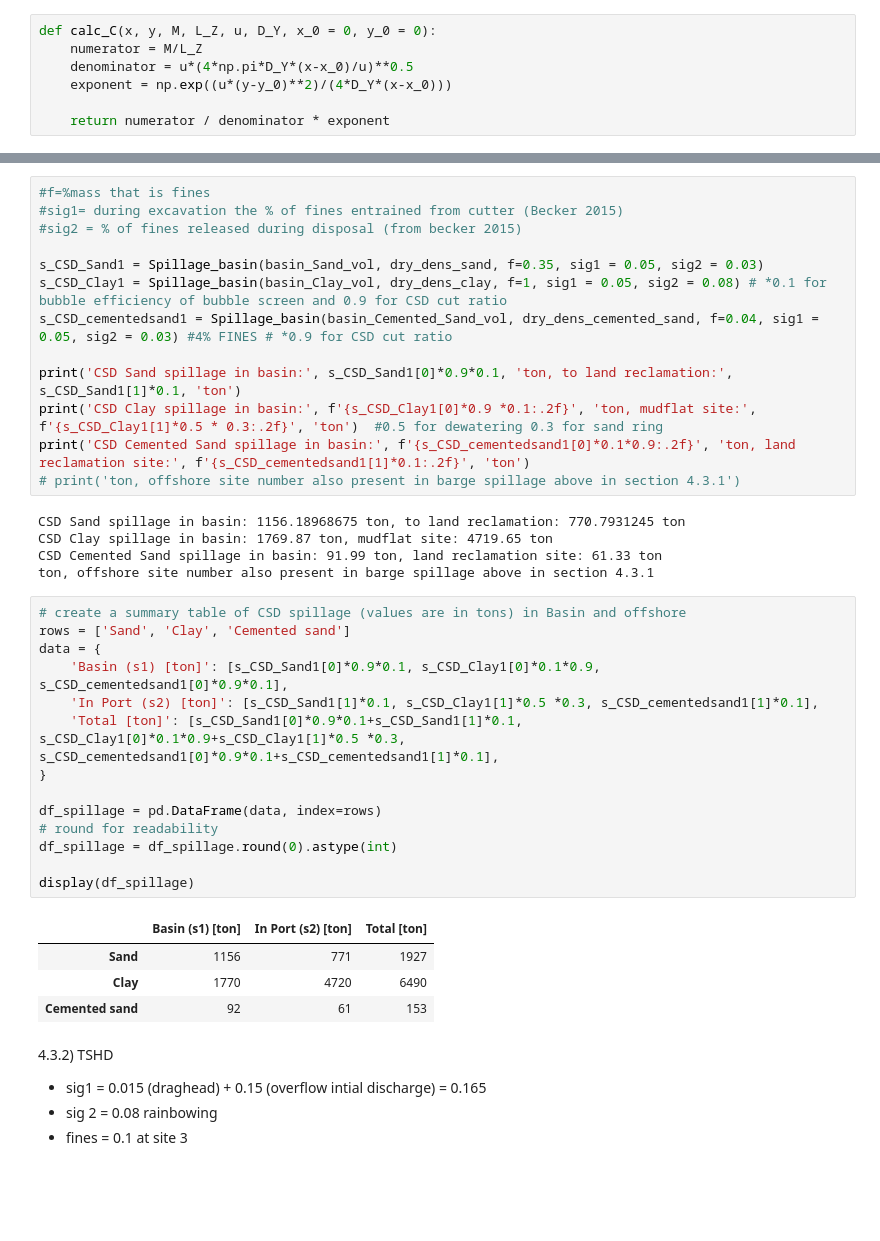
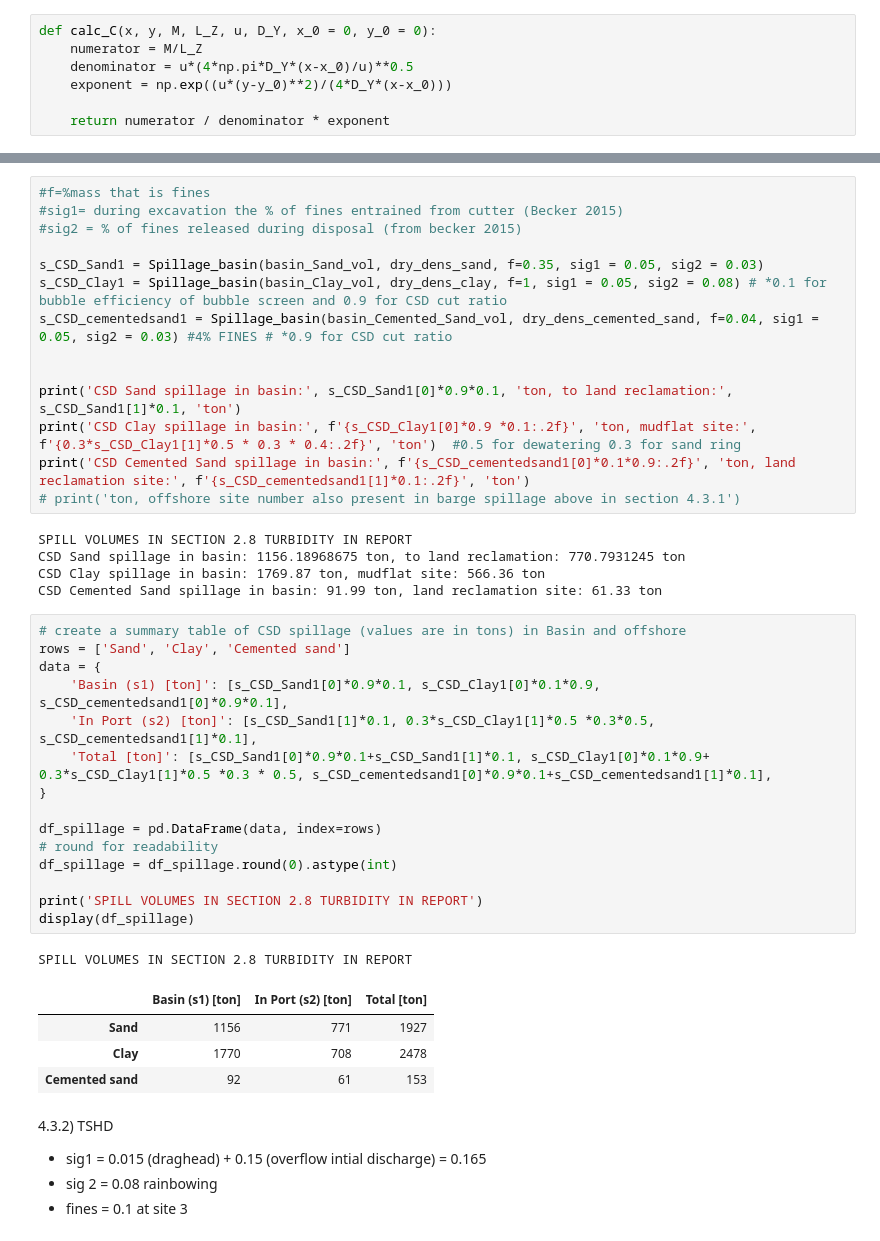
Before and after one commit to denisepierce01/Dredging, a Jupyter notebook: Dredging.ipynb, the cells around one changed output, grey strips where cells are left out. Drawn from its saved outputs; the diff is of its cells as text; blank space fills up the shorter version.

```diff
--- a/Dredging.ipynb
+++ b/Dredging.ipynb
@@ -1130,33 +1145,36 @@ s_CSD_Sand1 = Spillage_basin(basin_Sand_vol, dry_dens_sand, f=0.35, sig1 = 0.05,
 s_CSD_Clay1 = Spillage_basin(basin_Clay_vol, dry_dens_clay, f=1, sig1 = 0.05, sig2 = 0.08) # *0.1 for bubble efficiency of bubble screen and 0.9 for CSD cut ratio
 s_CSD_cementedsand1 = Spillage_basin(basin_Cemented_Sand_vol, dry_dens_cemented_sand, f=0.04, sig1 = 0.05, sig2 = 0.03) #4% FINES # *0.9 for CSD cut ratio
 
+
 print('CSD Sand spillage in basin:', s_CSD_Sand1[0]*0.9*0.1, 'ton, to land reclamation:', s_CSD_Sand1[1]*0.1, 'ton')
-print('CSD Clay spillage in basin:', f'{s_CSD_Clay1[0]*0.9 *0.1:.2f}', 'ton, mudflat site:', f'{s_CSD_Clay1[1]*0.5 * 0.3:.2f}', 'ton')  #0.5 for dewatering 0.3 for sand ring
+print('CSD Clay spillage in basin:', f'{s_CSD_Clay1[0]*0.9 *0.1:.2f}', 'ton, mudflat site:', f'{0.3*s_CSD_Clay1[1]*0.5 * 0.3 * 0.4:.2f}', 'ton')  #0.5 for dewatering 0.3 for sand ring
 print('CSD Cemented Sand spillage in basin:', f'{s_CSD_cementedsand1[0]*0.1*0.9:.2f}', 'ton, land reclamation site:', f'{s_CSD_cementedsand1[1]*0.1:.2f}', 'ton')
 # print('ton, offshore site number also present in barge spillage above in section 4.3.1')
 # %% [output]
+SPILL VOLUMES IN SECTION 2.8 TURBIDITY IN REPORT
 CSD Sand spillage in basin: 1156.18968675 ton, to land reclamation: 770.7931245 ton
-CSD Clay spillage in basin: 1769.87 ton, mudflat site: 4719.65 ton
+CSD Clay spillage in basin: 1769.87 ton, mudflat site: 566.36 ton
 CSD Cemented Sand spillage in basin: 91.99 ton, land reclamation site: 61.33 ton
-ton, offshore site number also present in barge spillage above in section 4.3.1
 # %%
 # create a summary table of CSD spillage (values are in tons) in Basin and offshore
 rows = ['Sand', 'Clay', 'Cemented sand']
 data = {
     'Basin (s1) [ton]': [s_CSD_Sand1[0]*0.9*0.1, s_CSD_Clay1[0]*0.1*0.9, s_CSD_cementedsand1[0]*0.9*0.1],
-    'In Port (s2) [ton]': [s_CSD_Sand1[1]*0.1, s_CSD_Clay1[1]*0.5 *0.3, s_CSD_cementedsand1[1]*0.1],
-    'Total [ton]': [s_CSD_Sand1[0]*0.9*0.1+s_CSD_Sand1[1]*0.1, s_CSD_Clay1[0]*0.1*0.9+s_CSD_Clay1[1]*0.5 *0.3, s_CSD_cementedsand1[0]*0.9*0.1+s_CSD_cementedsand1[1]*0.1],
+    'In Port (s2) [ton]': [s_CSD_Sand1[1]*0.1, 0.3*s_CSD_Clay1[1]*0.5 *0.3*0.5, s_CSD_cementedsand1[1]*0.1],
+    'Total [ton]': [s_CSD_Sand1[0]*0.9*0.1+s_CSD_Sand1[1]*0.1, s_CSD_Clay1[0]*0.1*0.9+ 0.3*s_CSD_Clay1[1]*0.5 *0.3 * 0.5, s_CSD_cementedsand1[0]*0.9*0.1+s_CSD_cementedsand1[1]*0.1],
 }
 
 df_spillage = pd.DataFrame(data, index=rows)
 # round for readability
 df_spillage = df_spillage.round(0).astype(int)
 
+print('SPILL VOLUMES IN SECTION 2.8 TURBIDITY IN REPORT')
 display(df_spillage)
 # %% [output]
+SPILL VOLUMES IN SECTION 2.8 TURBIDITY IN REPORT
 |  | Basin (s1) [ton] | In Port (s2) [ton] | Total [ton] |
 | Sand | 1156 | 771 | 1927 |
-| Clay | 1770 | 4720 | 6490 |
+| Clay | 1770 | 708 | 2478 |
 | Cemented sand | 92 | 61 | 153 |
 # %% [markdown]
 4.3.2) TSHD
```
Also changed, not shown: parts of 15 cells of this notebook.
